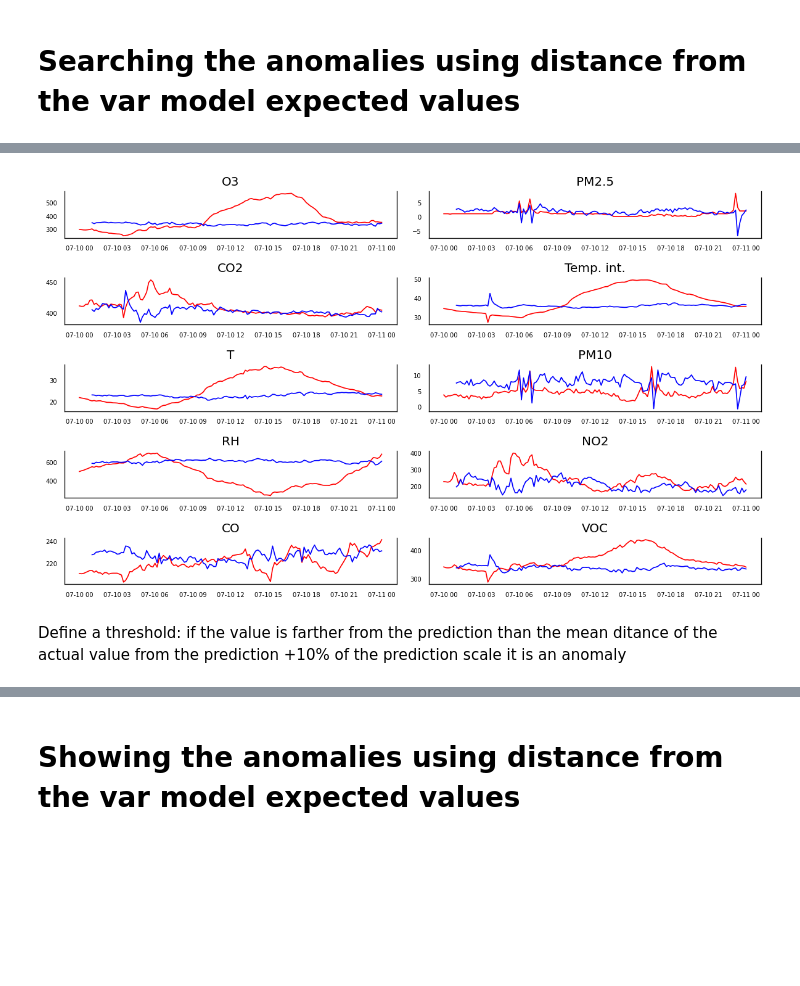
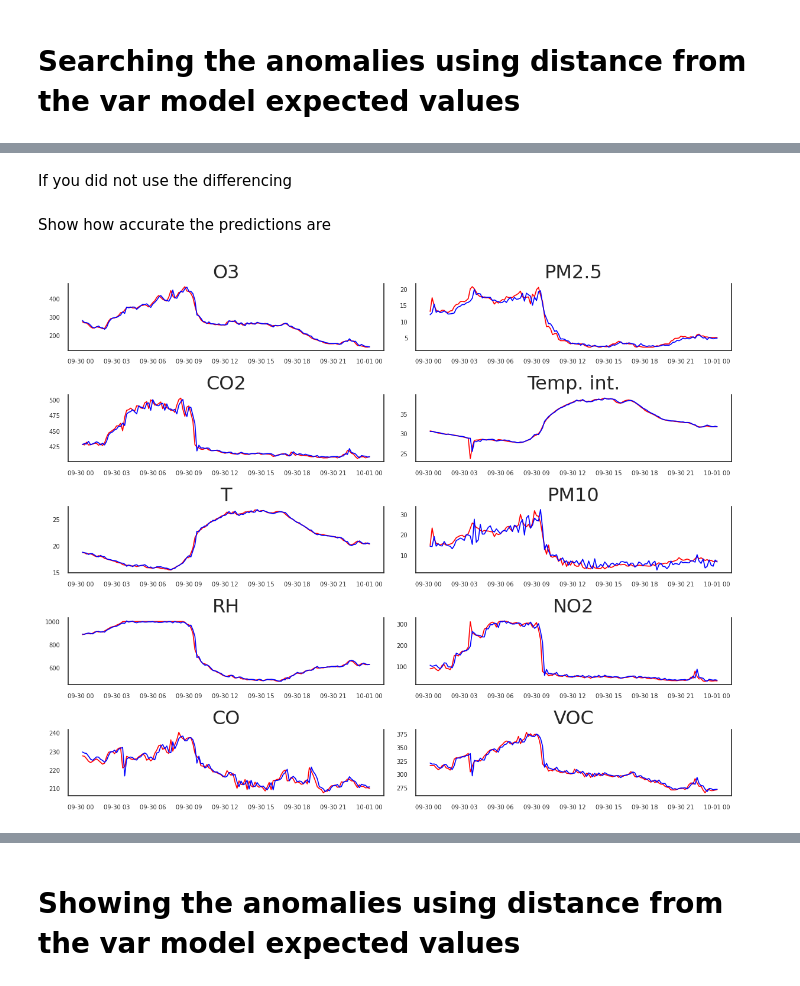
Before and after one commit to marcochisci/Anomaly_detection, a Jupyter notebook: 10min_1day_AnomalyDetection.ipynb, the cells around one changed output, grey strips where cells are left out. Cells and saved outputs as stored; diff of their text form; code cells hidden in the pictures; blank space fills up the shorter version.

```diff
--- a/10min_1day_AnomalyDetection.ipynb
+++ b/10min_1day_AnomalyDetection.ipynb
@@ -431,0 +382,29 @@ VOC:2.8571428571428896
+# %%
+anomalies= data[(data['Predictions'] == 1)]
+# %%
+import matplotlib.pyplot as plt
+import matplotlib.ticker as ticker
+import matplotlib.dates as mdates
+%matplotlib inline
+
+# Plot
+fig, axes = plt.subplots(nrows=5, ncols=2, dpi=120, figsize=(10,6))
+for i, ax in enumerate(axes.flatten()):
+    data_maha = data[df.columns[i]]
+    ax.plot(data_maha, color='red', linewidth=1)
+
+    # x axis value list.
+    x_number_list = list(anomalies.index.values)
+    # y axis value list.
+    y_number_list = list(anomalies[df.columns[i]].values)
+    # Draw point based on above x, y axis values.
+    ax.scatter(x_number_list, y_number_list, color='black', s=6)
+
+    # Decorations
+    ax.set_title(df.columns[i])
+    ax.xaxis.set_ticks_position('none')
+    ax.yaxis.set_ticks_position('none')
+    ax.spines["top"].set_alpha(0)
+    ax.tick_params(labelsize=6)
+
+plt.tight_layout();
@@ -436,6 +420,4 @@ var_fit_df=pd.DataFrame(var_fitresults.fittedvalues, index=df_copy.index[-(len(d
 # %%
-#var expected values into a df
-var_fit_df=pd.DataFrame(var_fitresults.fittedvalues, index=df_copy.index[-(len(df_copy)-selected_lag):], columns=df.columns)
 
 #revert the differencing
 df_tra= df_copy[0:-selected_lag]
@@ -451,6 +433,8 @@ def invert_transformation(df_train, df, second_diff=False):
         df_fc[str(col)] = df_train[col].iloc[-1] + df_fc[str(col)].cumsum()
     return df_fc
 res = invert_transformation(df_tra, var_fit_df, second_diff=False)
+how_many=144
+res=res.iloc[-how_many:,:]
 display(res)
 # %% [output]
 |  | O3 | PM2.5 | CO2 | Temp. int. | T | PM10 | RH | NO2 | CO | VOC |
@@ -470,25 +454,32 @@ display(res)
+# %% [markdown]
+If you did not use the differencing
+# %%
+how_many=144
+res=var_fit_df.iloc[-how_many:,:]
+# %% [markdown]
+Show how accurate the predictions are
 # %%
 import pandas as pd
 import numpy as np
 import matplotlib.pyplot as plt
 %matplotlib inline
 
+df_compare=df_copy.iloc[-how_many:,:]
+
 # Plot
-fig, axes = plt.subplots(nrows=5, ncols=2, dpi=120, figsize=(10,6))
+fig, axes = plt.subplots(nrows=5, ncols=2, dpi=120, figsize=(10,8))
 for i, ax in enumerate(axes.flatten()):
-    data_2 = df_copy[df.columns[i]]
+    data_2 = df_compare[df.columns[i]]
     data_res=res[res.columns[i]]
     ax.plot(data_2, color='red', linewidth=1)
     ax.plot(data_res, color='blue', linewidth=1)
     # Decorations
     ax.set_title(df.columns[i])
     ax.xaxis.set_ticks_position('none')
     ax.yaxis.set_ticks_position('none')
     ax.spines["top"].set_alpha(0)
     ax.tick_params(labelsize=6)
 
 plt.tight_layout();
 # %% [output]
-[figure, old version]
+[figure, new version]
-# %% [markdown]
-Define a threshold: if the value is farther from the prediction than the mean ditance of the actual value from the prediction +10% of the prediction scale it is an anomaly
```
Also changed, not shown: parts of 59 cells of this notebook.
